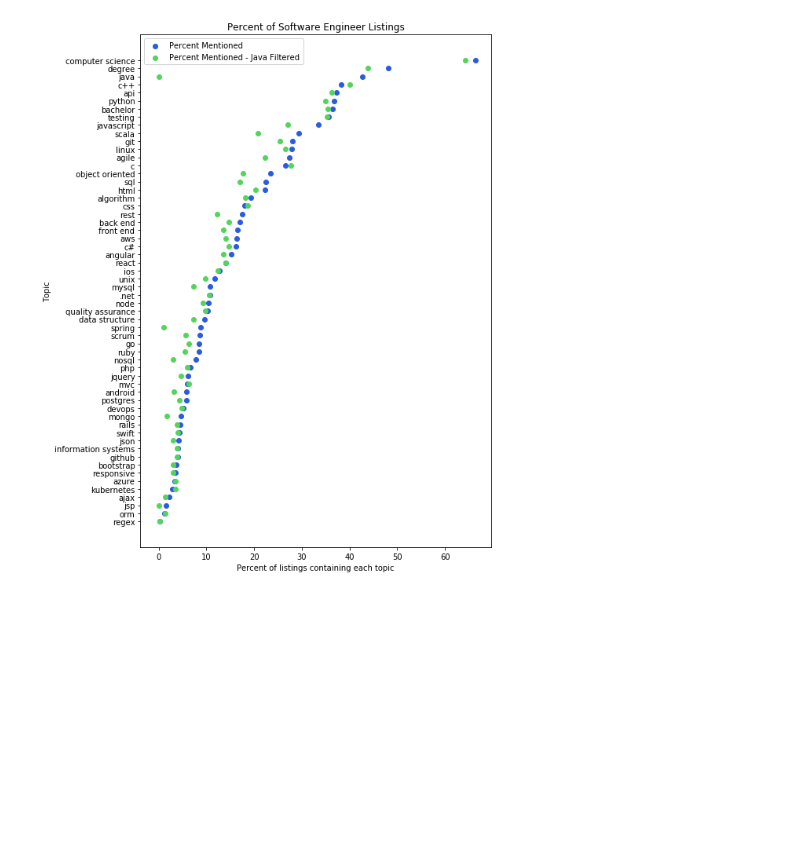
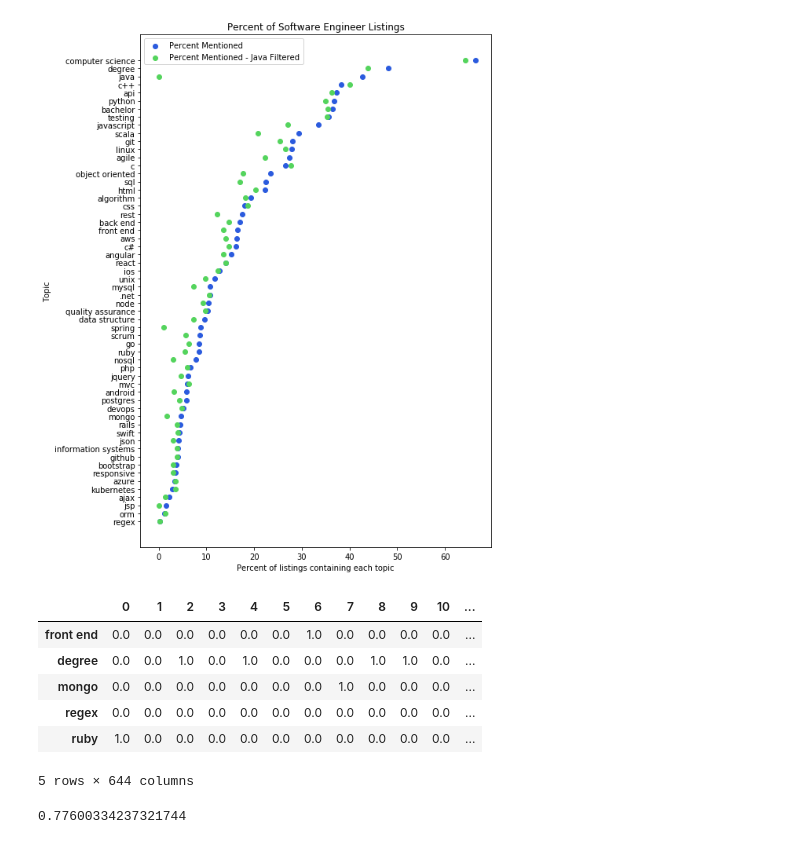
Before and after one commit to ryanleeallred/LambdaSchool, a Jupyter notebook: Word Analysis/Word Analysis.ipynb, the cells around one changed output. Cells and saved outputs as stored; diff of their text form; code cells hidden in the pictures; blank space fills up the shorter version.

```diff
--- a/Word Analysis/Word Analysis.ipynb
+++ b/Word Analysis/Word Analysis.ipynb
@@ -513,0 +519,13 @@ plt.show()
+# %%
+# Get only the individual topic count information - transpose matrix to cluster by topic.
+X = df1[terms]
+X = X.transpose()
+X.head()
+# %% [output]
+|  | 0 | 1 | 2 | 3 | 4 | 5 | 6 | 7 | 8 | 9 | 10 | ... |
+| front end | 0.0 | 0.0 | 0.0 | 0.0 | 0.0 | 0.0 | 1.0 | 0.0 | 0.0 | 0.0 | 0.0 | ... |
+| degree | 0.0 | 0.0 | 1.0 | 0.0 | 1.0 | 0.0 | 0.0 | 0.0 | 1.0 | 1.0 | 0.0 | ... |
+| mongo | 0.0 | 0.0 | 0.0 | 0.0 | 0.0 | 0.0 | 0.0 | 1.0 | 0.0 | 0.0 | 0.0 | ... |
+| regex | 0.0 | 0.0 | 0.0 | 0.0 | 0.0 | 0.0 | 0.0 | 0.0 | 0.0 | 0.0 | 0.0 | ... |
+| ruby | 1.0 | 0.0 | 0.0 | 0.0 | 0.0 | 0.0 | 0.0 | 0.0 | 0.0 | 0.0 | 0.0 | ... |
+5 rows × 644 columns
@@ -513,0 +535,10 @@ plt.show()
+# %%
+# "The closer the value is to 1, the better the clustering preserves the original distances"
+# So... Not super good. We'll see if the results still make any intuitive sense.
+from scipy.cluster.hierarchy import cophenet
+from scipy.spatial.distance import pdist
+
+c, coph_dists = cophenet(Z, pdist(X))
+c
+# %% [output]
+0.77600334237321744
```
Also changed, not shown: parts of 9 cells of this notebook.
